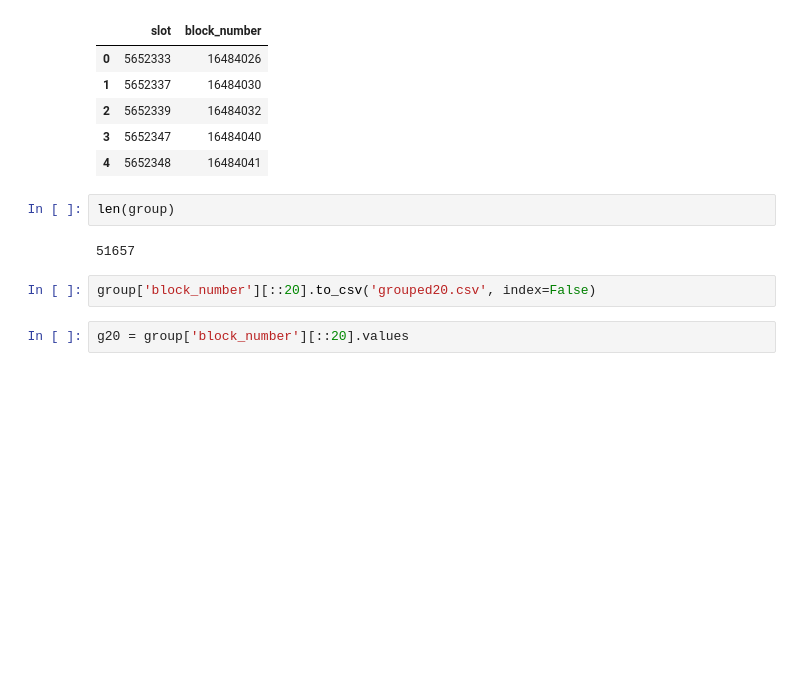
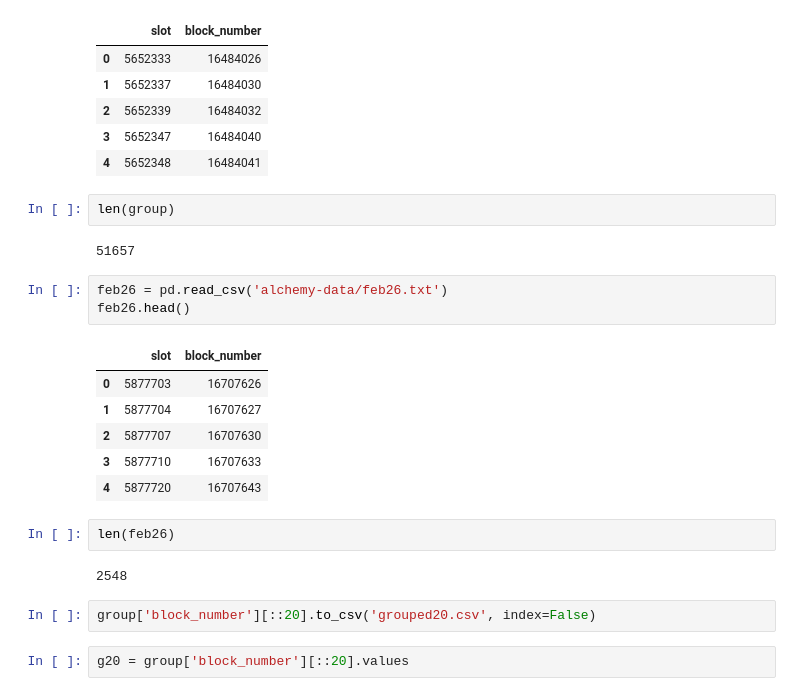
Before and after one commit to michaelneuder/relay-data, a Jupyter notebook: mainnet/inclusion.ipynb, the cells around one changed output. Drawn from its saved outputs; the diff is of its cells as text; blank space fills up the shorter version.

Commit message:
missing block investigation

```diff
--- a/mainnet/inclusion.ipynb
+++ b/mainnet/inclusion.ipynb
@@ -167,6 +167,20 @@ group.head()
 len(group)
 # %% [output]
 51657
+# %%
+feb26 = pd.read_csv('alchemy-data/feb26.txt')
+feb26.head()
+# %% [output]
+|  | slot | block_number |
+| 0 | 5877703 | 16707626 |
+| 1 | 5877704 | 16707627 |
+| 2 | 5877707 | 16707630 |
+| 3 | 5877710 | 16707633 |
+| 4 | 5877720 | 16707643 |
+# %%
+len(feb26)
+# %% [output]
+2548
 # %%
 group['block_number'][::20].to_csv('grouped20.csv', index=False)
 # %%
```
Also changed, not shown: parts of 4 cells of this notebook, 6 other files.
